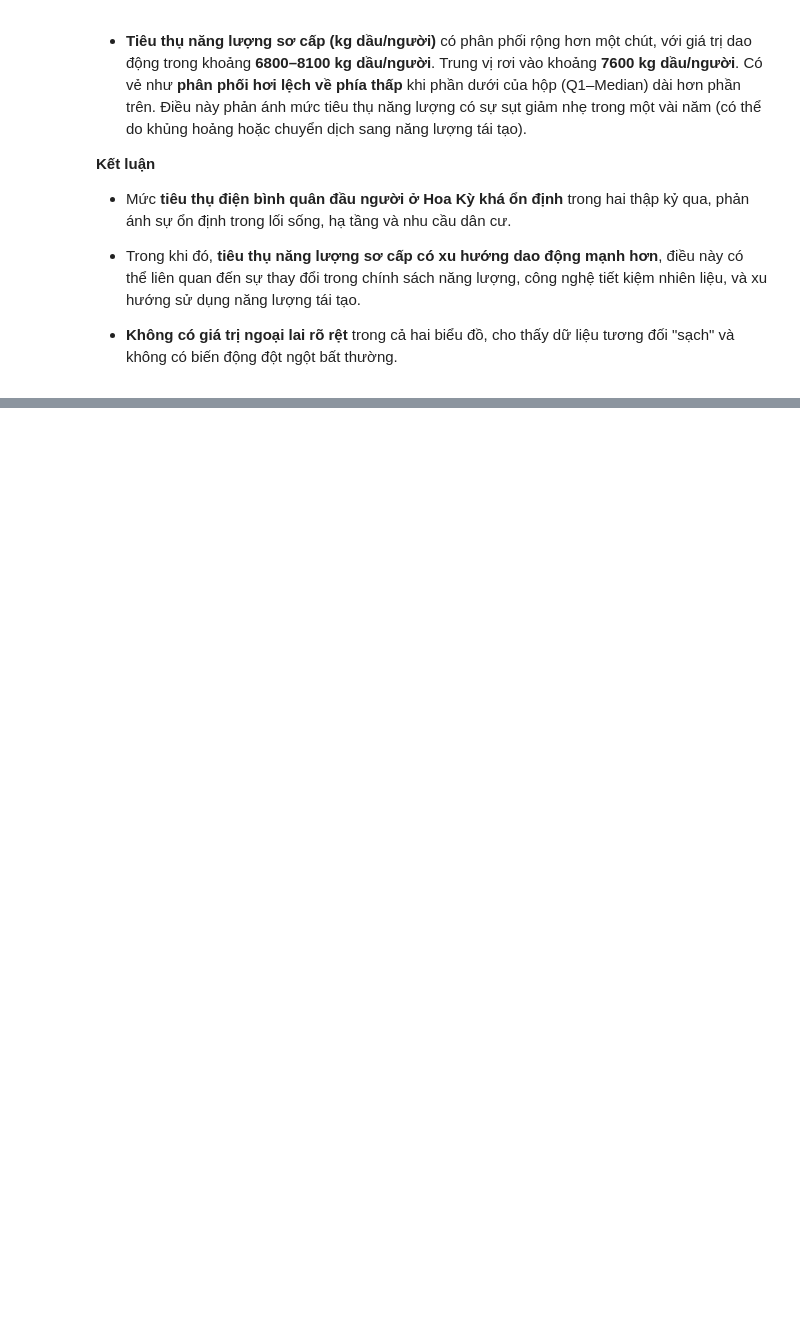
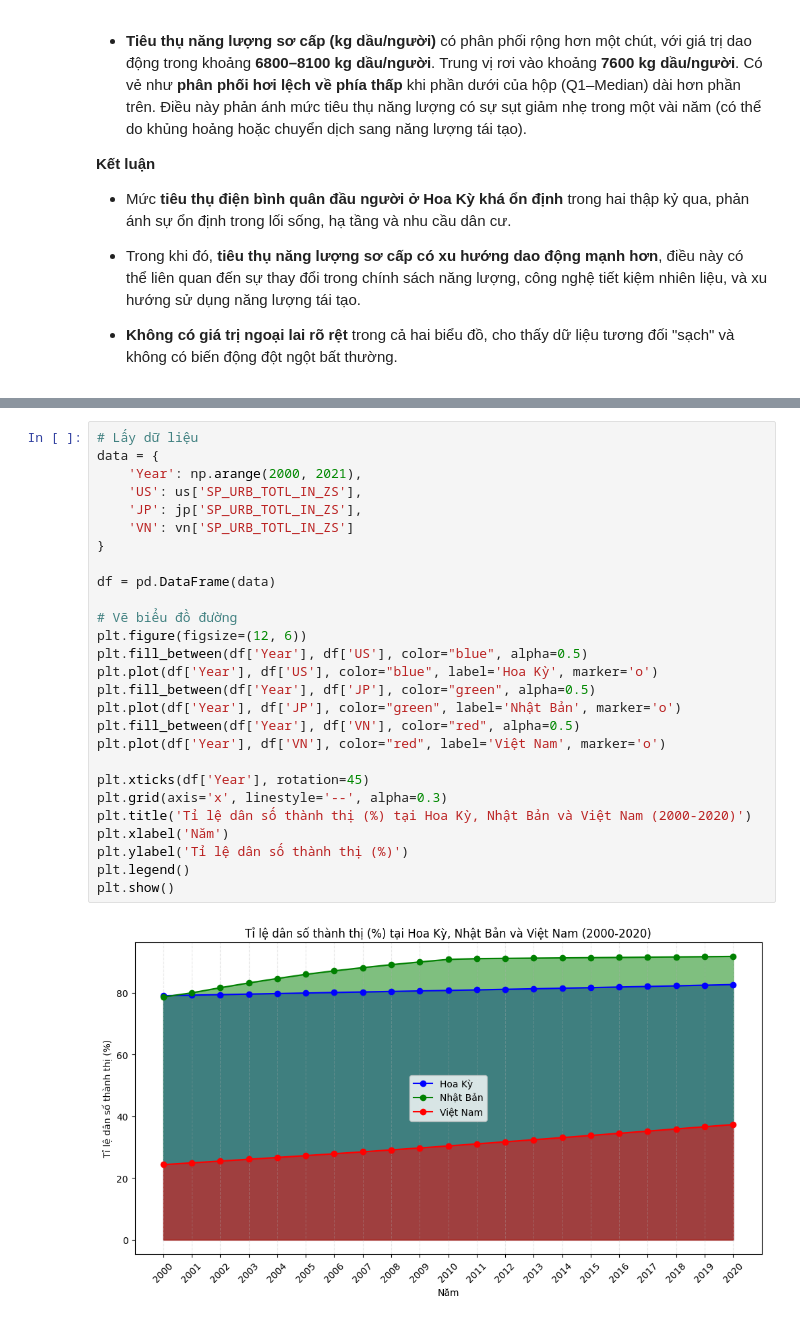
Before and after one commit to 0Nguyen0Cong0Tuan0/Data-Visualization, a Jupyter notebook: Lab2/main.ipynb, the cells around one changed output, grey strips where cells are left out. Saved outputs shown, nothing was run; the diff lists cells and outputs as text; blank space fills up the shorter version.

Commit message:
câu 2, câu 3 hoàn thành

```diff
--- a/Lab2/main.ipynb
+++ b/Lab2/main.ipynb
@@ -710,0 +726,29 @@ plt.show()
+# %%
+# Lấy dữ liệu
+data = {
+    'Year': np.arange(2000, 2021),
+    'US': us['SP_URB_TOTL_IN_ZS'],
+    'JP': jp['SP_URB_TOTL_IN_ZS'],
+    'VN': vn['SP_URB_TOTL_IN_ZS']
+}
+
+df = pd.DataFrame(data)
+
+# Vẽ biểu đồ đường
+plt.figure(figsize=(12, 6))
+plt.fill_between(df['Year'], df['US'], color="blue", alpha=0.5)
+plt.plot(df['Year'], df['US'], color="blue", label='Hoa Kỳ', marker='o')
+plt.fill_between(df['Year'], df['JP'], color="green", alpha=0.5)
+plt.plot(df['Year'], df['JP'], color="green", label='Nhật Bản', marker='o')
+plt.fill_between(df['Year'], df['VN'], color="red", alpha=0.5)
+plt.plot(df['Year'], df['VN'], color="red", label='Việt Nam', marker='o')
+
+plt.xticks(df['Year'], rotation=45)
+plt.grid(axis='x', linestyle='--', alpha=0.3)
+plt.title('Tỉ lệ dân số thành thị (%) tại Hoa Kỳ, Nhật Bản và Việt Nam (2000-2020)')
+plt.xlabel('Năm')
+plt.ylabel('Tỉ lệ dân số thành thị (%)')
+plt.legend()
+plt.show()
+# %% [output]
+[figure, added]
```
Also changed, not shown: parts of 7 cells of this notebook.
